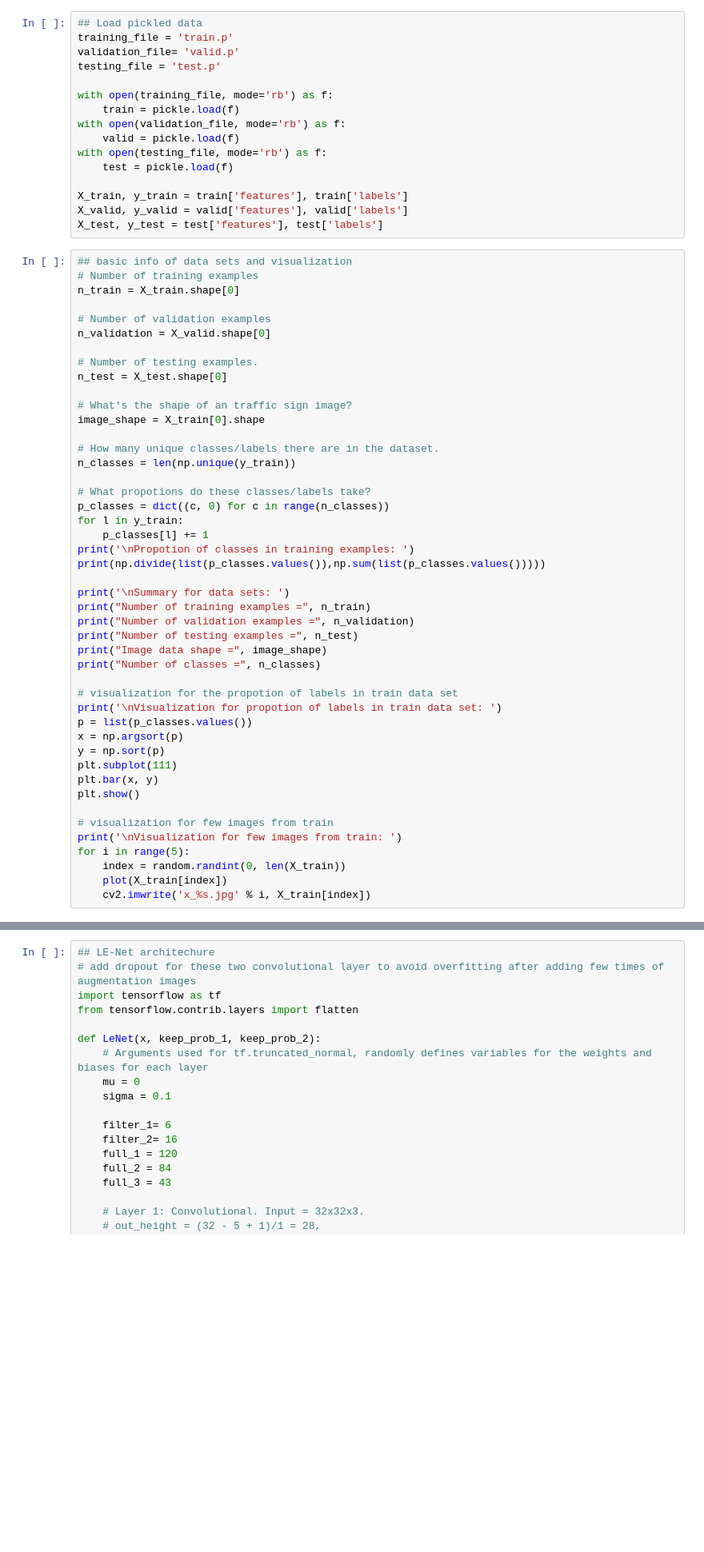
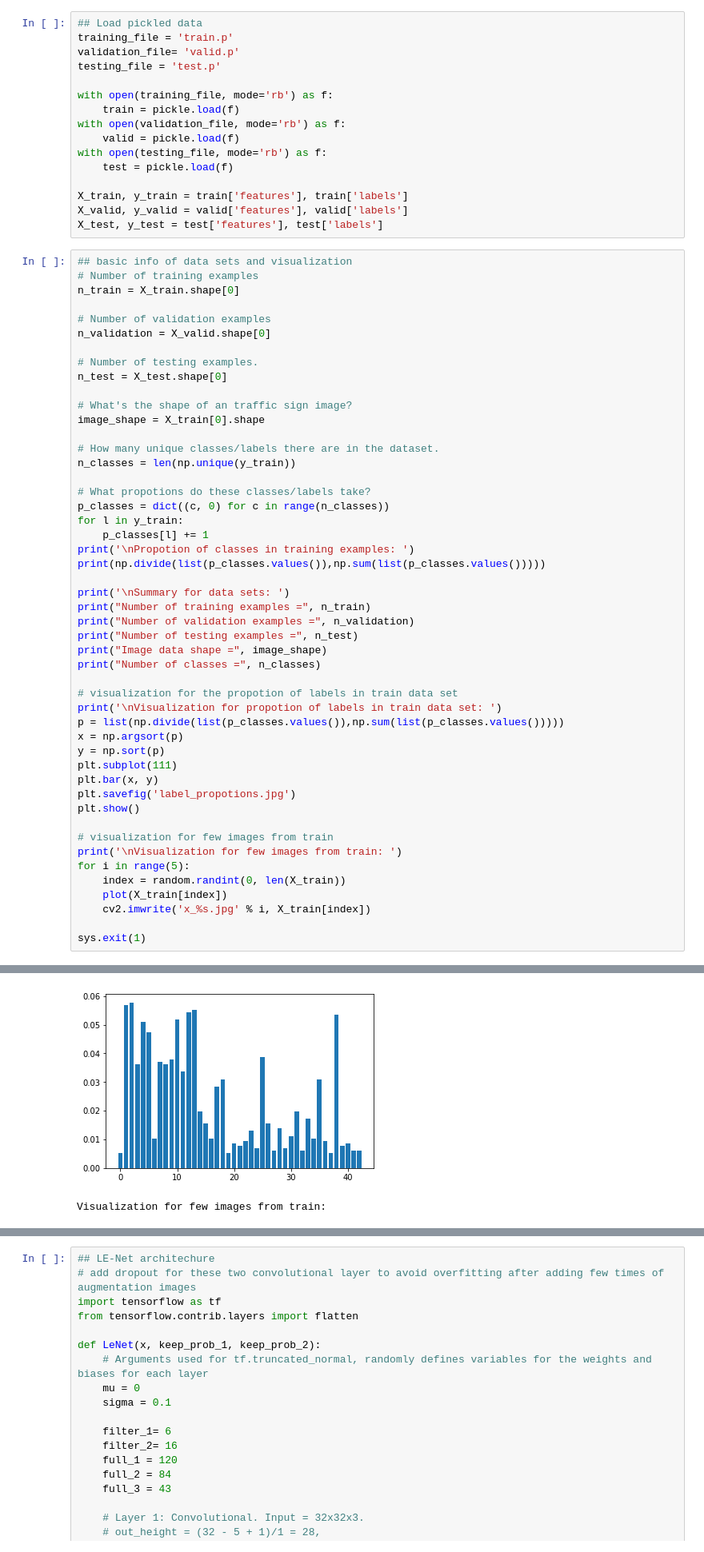
Before and after one commit to PayneJoe/SDC, a Jupyter notebook: CarND-Traffic-Sign-Classifier-Project/Traffic_Sign_Classifier.ipynb, the cells around one changed output, grey strips where cells are left out. Shown: that part at 80% size. Cells and saved outputs as stored; diff of their text form; blank space fills up the shorter version.

Commit message:
add visualization for propotion of labels in train data set

```diff
--- a/CarND-Traffic-Sign-Classifier-Project/Traffic_Sign_Classifier.ipynb
+++ b/CarND-Traffic-Sign-Classifier-Project/Traffic_Sign_Classifier.ipynb
@@ -77,11 +77,12 @@ print("Number of classes =", n_classes)
 
 # visualization for the propotion of labels in train data set
 print('\nVisualization for propotion of labels in train data set: ')
-p = list(p_classes.values())
+p = list(np.divide(list(p_classes.values()),np.sum(list(p_classes.values()))))
 x = np.argsort(p)
 y = np.sort(p)
 plt.subplot(111)
 plt.bar(x, y)
+plt.savefig('label_propotions.jpg')
 plt.show()
 
 # visualization for few images from train
@@ -90,6 +91,8 @@ for i in range(5):
     index = random.randint(0, len(X_train))
     plot(X_train[index])
     cv2.imwrite('x_%s.jpg' % i, X_train[index])
+
+sys.exit(1)
 # %% [output]
 Propotion of classes in training examples:
 [ 0.00517256  0.05689819  0.05776028  0.03620794  0.05086353  0.04741516
@@ -107,0 +115,2 @@ Number of classes = 43
+[figure, added]
+Visualization for few images from train:
```
Also changed, not shown: parts of 6 cells of this notebook, 2 other files.
